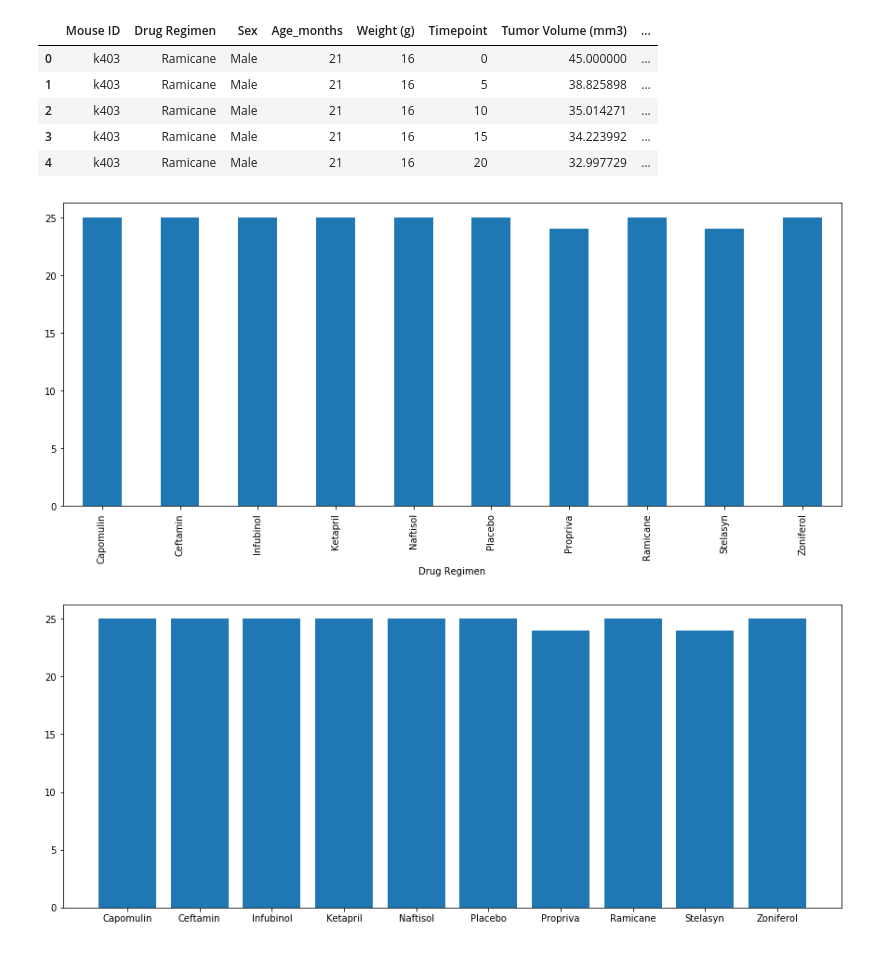
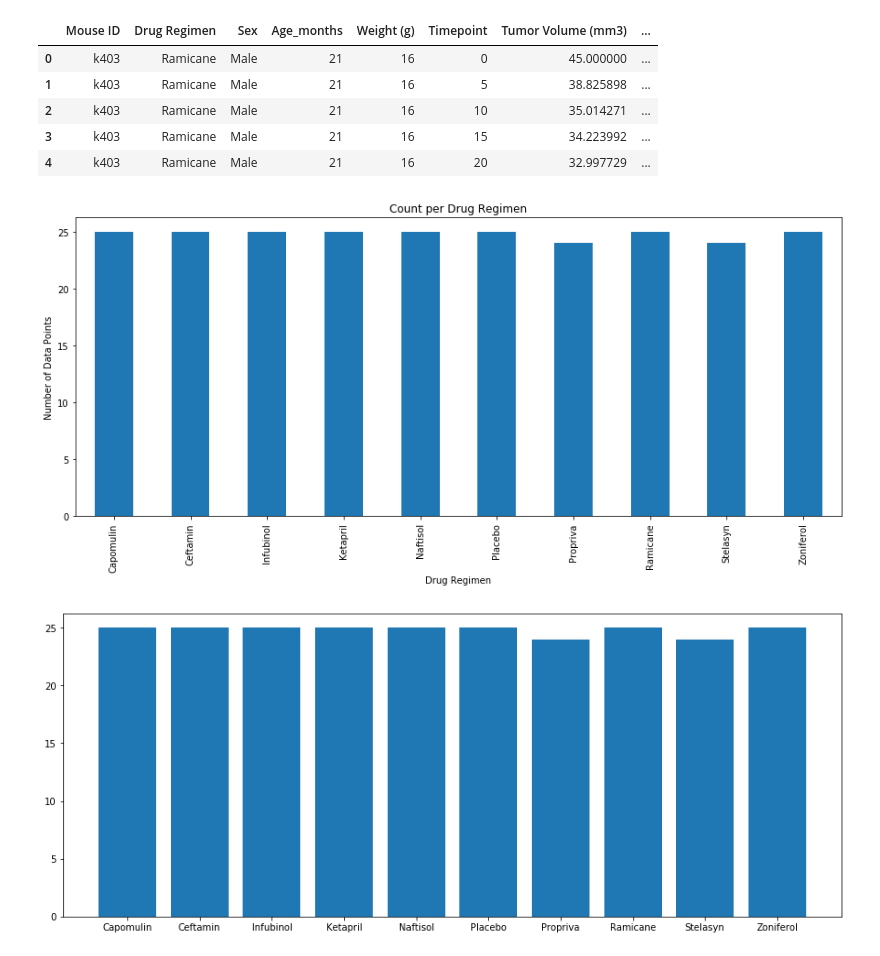
Before and after one commit to anilzown/Matplotlib-The-Power-of-Plots, a Jupyter notebook: pymaceuticals_starter.ipynb, the cells around one changed output. Drawn from its saved outputs; the diff is of its cells as text; code cells hidden in the pictures.

```diff
--- a/pymaceuticals_starter.ipynb
+++ b/pymaceuticals_starter.ipynb
@@ -134,9 +134,12 @@ clean.head()
 # %%
 # Generate a bar plot showing the total number of unique mice tested on each drug regimen using pandas.
 df = clean.drop_duplicates('Mouse ID').groupby('Drug Regimen').Sex.count()
 df.plot.bar(figsize=(15,6));
+plt.title("Count per Drug Regimen")
+plt.ylabel("Number of Data Points")
+plt.show()
 # %% [output]
-[figure, old version]
+[figure, new version]
 # %%
 # Generate a bar plot showing the total number of unique mice tested on each drug regimen using pyplot.
 plt.figure(figsize=[15,6])
```
Also changed, not shown: parts of 14 cells of this notebook.
